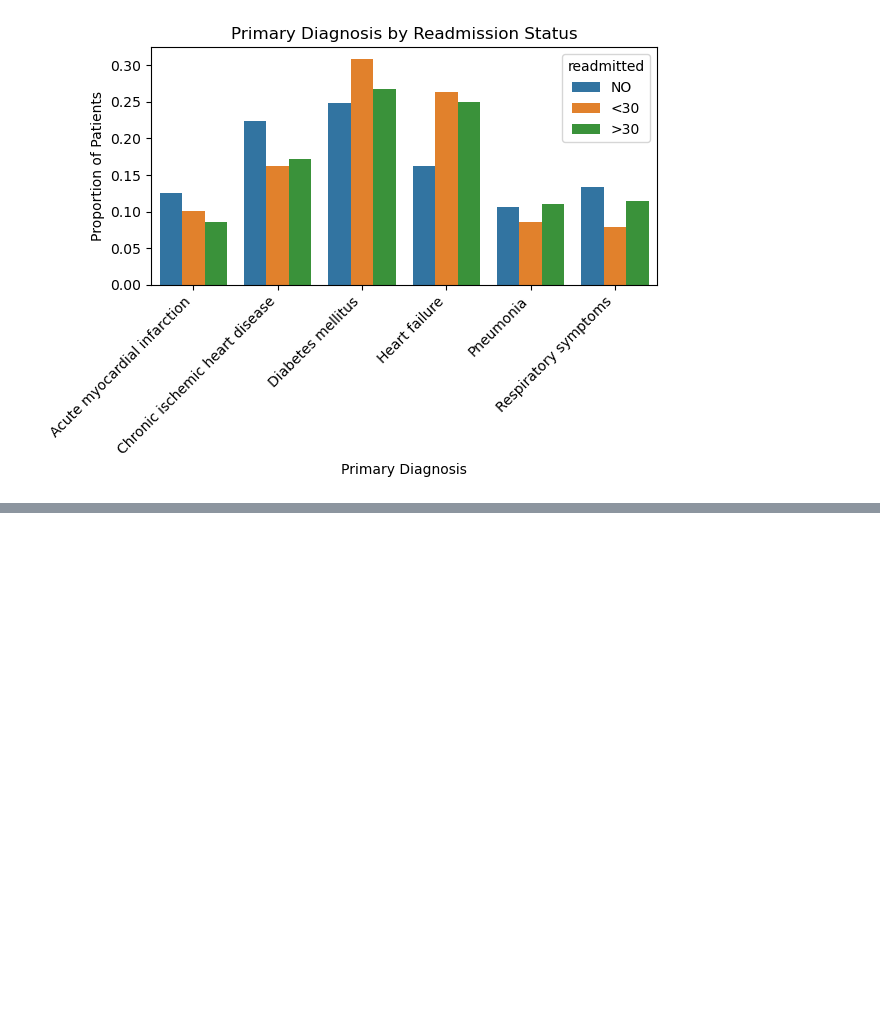
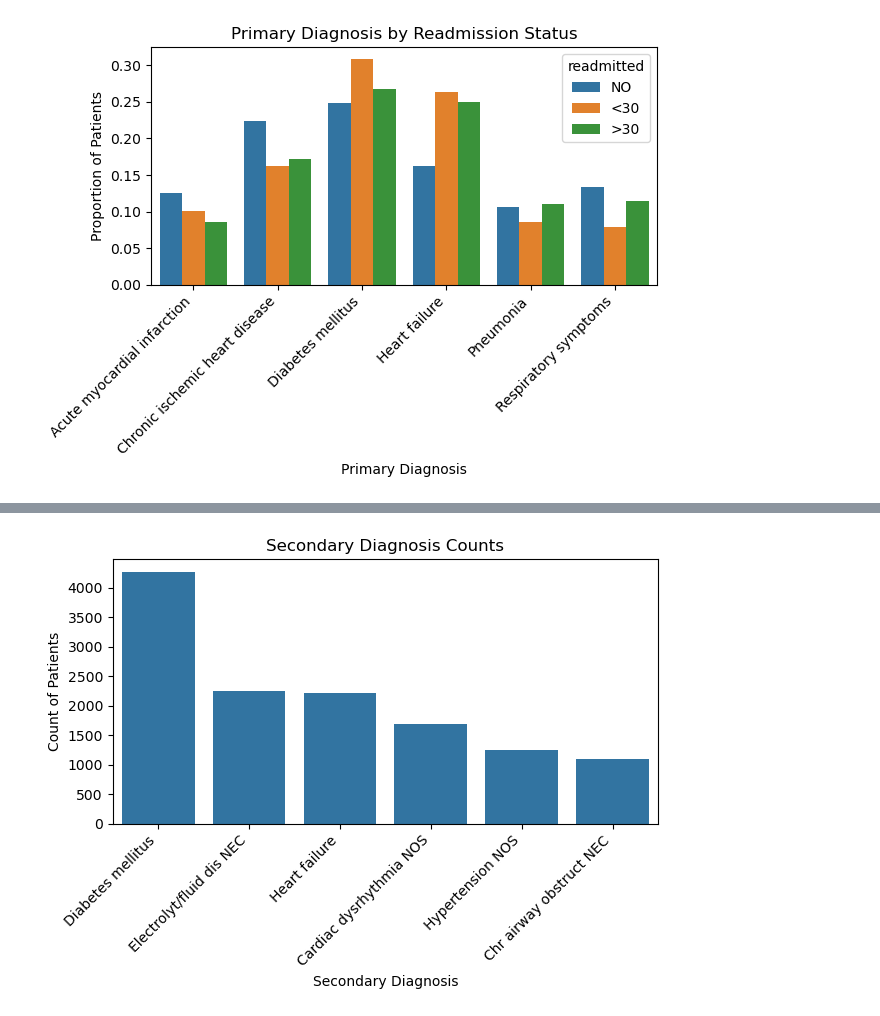
Before and after one commit to tonyinarula/Kaggle-Diabetes, a Jupyter notebook: analysis.ipynb, the cells around one changed output, grey strips where cells are left out. Cells and saved outputs as stored; diff of their text form; code cells hidden in the pictures; blank space fills up the shorter version.

```diff
--- a/analysis.ipynb
+++ b/analysis.ipynb
@@ -356,0 +372,20 @@ plt.tight_layout()
+# %%
+# secondary diagnosis counts
+top_diagnoses_2 = df_w_codes['diag_2_desc'].value_counts().head(6).index
+df_filtered = df_w_codes[df_w_codes['diag_2_desc'].isin(top_diagnoses_2)]
+diagnosis_2_df = (df_filtered.groupby(by = ['diag_2_desc', 'readmitted'])
+     .size()
+     .reset_index(name='count')
+)
+
+sns.barplot(data = diagnosis_2_df.sort_values(by = 'count', ascending = False).reset_index(drop=True),
+            x = 'diag_2_desc',
+            y = 'count',
+            errorbar = None)
+plt.xticks(rotation = 45, ha = 'right')
+plt.title('Secondary Diagnosis Counts')
+plt.xlabel('Secondary Diagnosis')
+plt.ylabel('Count of Patients')
+plt.tight_layout()
+# %% [output]
+[figure, added]
```
Also changed, not shown: parts of 3 cells of this notebook.
